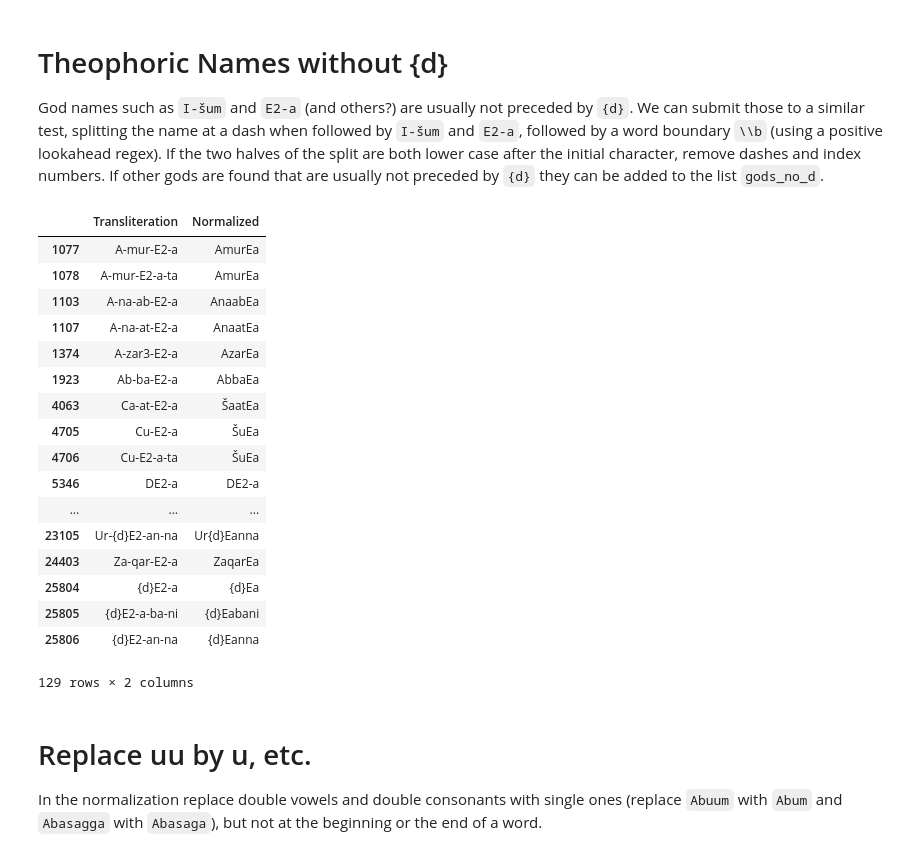
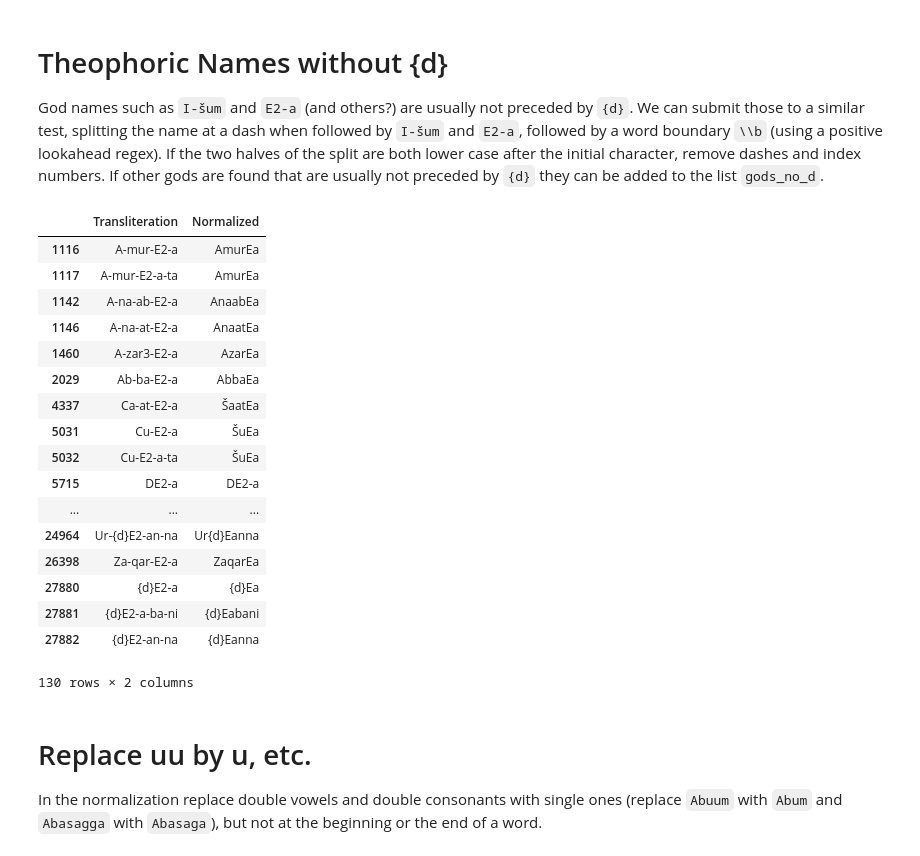
Before and after one commit to niekveldhuis/UrIII-names, a Jupyter notebook: UrIII_name-authority.ipynb, the cells around one changed output. Cells and saved outputs as stored; diff of their text form; code cells hidden in the pictures.

```diff
--- a/UrIII_name-authority.ipynb
+++ b/UrIII_name-authority.ipynb
@@ -108,6 +106,12 @@ Replace c by š and C by Š
-# %%
-df['Normalized'] = [word.replace('c', 'š') for word in df['Normalized']]
-df['Normalized'] = [word.replace('C', 'Š') for word in df['Normalized']]
+# %%
+signs = {'c': 'š',
+        'C': 'Š',
+        'ty': 'ṭ',
+        'TY': 'Ṭ',
+        'sy': 'ṣ',
+        'SY': 'Ṣ'}
+for key in signs:
+    df['Normalized'] = [word.replace(key, signs[key]) for word in df['Normalized']]
 # %% [markdown]
 # Sign Reading Substitution
 The conventions for reading signs in BDTNS differs from ORACC: BDTNS does not distinguish between G and nasal G (ŋ), and BDTNS uses short readings (`ku3`) where ORACC uses long readings (`kug`).
@@ -130,6 +134,7 @@ bdtns_oracc = {'ag2': 'aŋ2',
                'balag': 'balaŋ',
                'dagal': 'daŋal',
                'dingir': 'diŋir',
+               'eridu': 'eridug',
                'ga2': 'ŋa2',
                'gar': 'ŋar',
                'geštin': 'ŋeštin',
@@ -139,6 +144,7 @@ bdtns_oracc = {'ag2': 'aŋ2',
                'giš': 'ŋeš',
                'giškim': 'ŋiškim',
                'gišnimbar' : 'ŋešnimbar',
+               'hun': 'huŋ',
                'kin': 'kiŋ2',
                'nig2': 'niŋ2',
                'nigin': 'niŋin',
@@ -150,6 +156,9 @@ bdtns_oracc = {'ag2': 'aŋ2',
                'šeg3': 'šeŋ3',
                'šeg6': 'šeŋ6',
                'umbisag': 'umbisaŋ',
+               'uri2': 'urim2',
+               'uri5': 'urim5',
+               'uru': 'iri',
 
                'bara2' : 'barag',
                'du10' : 'dug3',
@@ -158,7 +167,7 @@ bdtns_oracc = {'ag2': 'aŋ2',
                'kala' : 'kalag',
                'ku3' : 'kug',
                'ku5': 'kud',
-               'lu5' : 'lul',
+              # 'lu5' : 'lul',
                'sa6' : 'sag9',
                'ša6' : 'sag9',
                'za3' : 'zag'
@@ -200,7 +209,8 @@ The following lines remove morphology that can (almost) unambigously be identifi
 # %%
 df['Normalized'] = [word[:-3] if word.endswith('-ta') else word for word in df['Normalized']]
 df['Normalized'] = [word[:-4] if word.endswith('-še3') else word for word in df['Normalized']]
-df['Normalized'] = [word[:-2] if word.endswith('-ke4') else word for word in df['Normalized']]
+df['Normalized'] = [word[:-2] if word.endswith('a|e|i|u' + '-ke4') else word for word in df['Normalized']]
+df['Normalized'] = [word[:-4] if word.endswith('-ke4') else word for word in df['Normalized']]
 df['Normalized'] = [word[:-2]+'ŋu10' if word.endswith('-mu') else word for word in df['Normalized']]
 
 df[10000:10050]
@@ -337,32 +347,32 @@ df[df['Transliteration'].str.contains('Suen')]
 # Theophoric Names without {d}
 God names such as `I-šum` and `E2-a` (and others?) are usually not preceded by `{d}`. We can submit those to a similar test, splitting the name at a dash when followed by `I-šum` and `E2-a`, followed by a word boundary `\\b` (using a positive lookahead regex). If the two halves of the split are both lower case after the initial character, remove dashes and index numbers. If other gods are found that are usually not preceded by `{d}` they can be added to the list `gods_no_d`.
 # %%
-gods_no_d = ['I-šum', 'E2-a', 'Er3-ra']
+gods_no_d = ['I-šum', 'E2-a', 'Er3-ra', 'A-šur5']
 for god in gods_no_d:
     df['Normalized'] = [clean(word, remove) if (god in word[2:]
               and re.split('-(?=' + god + '\\b)', word)[0][1:].islower()
               and re.split('-(?=' + god + '\\b)', word)[1][1:].islower()) else word
               for word in df['Normalized']]
 df[df['Transliteration'].str.contains('E2-a')]
 # %% [output]
 |  | Transliteration | Normalized |
-| 1077 | A-mur-E2-a | AmurEa |
-| 1078 | A-mur-E2-a-ta | AmurEa |
-| 1103 | A-na-ab-E2-a | AnaabEa |
-| 1107 | A-na-at-E2-a | AnaatEa |
-| 1374 | A-zar3-E2-a | AzarEa |
-| 1923 | Ab-ba-E2-a | AbbaEa |
-| 4063 | Ca-at-E2-a | ŠaatEa |
-| 4705 | Cu-E2-a | ŠuEa |
-| 4706 | Cu-E2-a-ta | ŠuEa |
-| 5346 | DE2-a | DE2-a |
+| 1116 | A-mur-E2-a | AmurEa |
+| 1117 | A-mur-E2-a-ta | AmurEa |
+| 1142 | A-na-ab-E2-a | AnaabEa |
+| 1146 | A-na-at-E2-a | AnaatEa |
+| 1460 | A-zar3-E2-a | AzarEa |
+| 2029 | Ab-ba-E2-a | AbbaEa |
+| 4337 | Ca-at-E2-a | ŠaatEa |
+| 5031 | Cu-E2-a | ŠuEa |
+| 5032 | Cu-E2-a-ta | ŠuEa |
+| 5715 | DE2-a | DE2-a |
 | ... | ... | ... |
-| 23105 | Ur-{d}E2-an-na | Ur{d}Eanna |
-| 24403 | Za-qar-E2-a | ZaqarEa |
-| 25804 | {d}E2-a | {d}Ea |
-| 25805 | {d}E2-a-ba-ni | {d}Eabani |
-| 25806 | {d}E2-an-na | {d}Eanna |
+| 24964 | Ur-{d}E2-an-na | Ur{d}Eanna |
+| 26398 | Za-qar-E2-a | ZaqarEa |
+| 27880 | {d}E2-a | {d}Ea |
+| 27881 | {d}E2-a-ba-ni | {d}Eabani |
+| 27882 | {d}E2-an-na | {d}Eanna |
-129 rows × 2 columns
+130 rows × 2 columns
 # %% [markdown]
 # Replace uu by u, etc.
 In the normalization replace double vowels and double consonants with single ones (replace `Abuum` with `Abum` and `Abasagga` with `Abasaga`), but not at the beginning or the end of a word.
```
Also changed, not shown: parts of 30 cells of this notebook, 1 other file.
